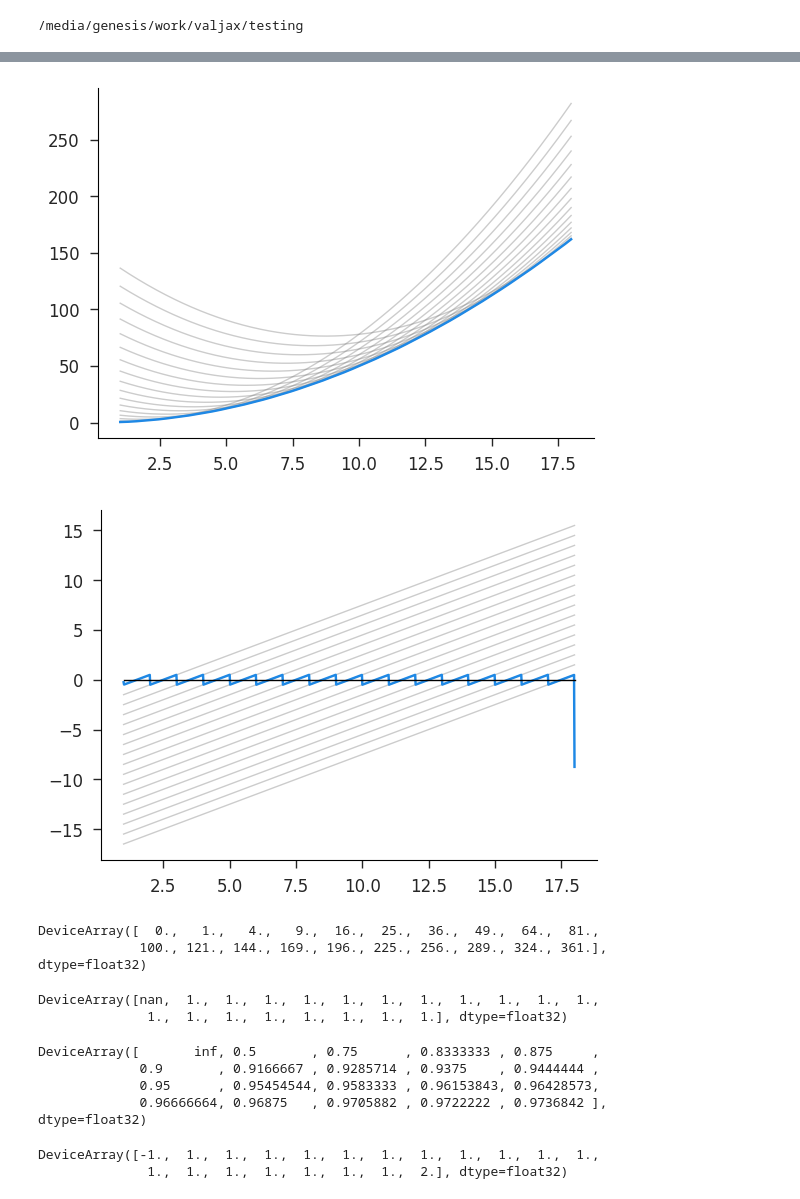
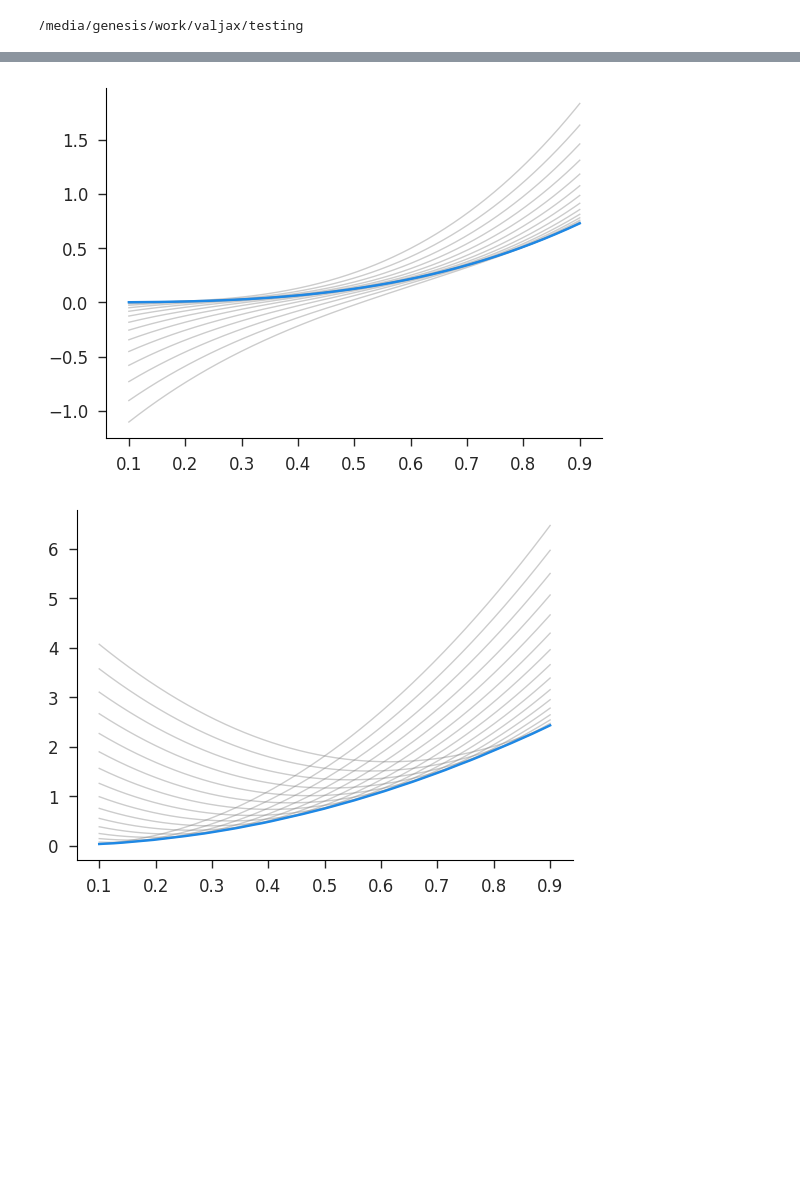
Before and after one commit to iamlemec/valjax, a Jupyter notebook: notebooks/valfunc.ipynb, the cells around one changed output, grey strips where cells are left out. Drawn from its saved outputs; the diff is of its cells as text; code cells hidden in the pictures; blank space fills up the shorter version.

Commit message:
catmull-rom cubic interpolation

```diff
--- a/notebooks/valfunc.ipynb
+++ b/notebooks/valfunc.ipynb
@@ -56,7 +60,10 @@ y = 0.5*x**2
+# %%
+xlo, xhi, N = 0.0, 1.0, 20
+x = np.linspace(xlo, xhi, N)
+y, d = x**3, 3*x**2
 # %%
-x1 = np.linspace(1, 18, 1000)
-y1 = vj.cubic_spline_interp(x1, x, y)
-d1 = vd_cubic(x1, x, y)
-d0 = x1
-plt.plot(x1, d1-d0);
+x1 = np.linspace(0.1, 0.9, 1000)
+y1 = v_cubic(x1, x, y)
+plt.plot(x1, y1);
+plt.plot(x, y, marker='o');
 # %% [output]
@@ -64,38 +71,16 @@ plt.plot(x1, d1-d0);
 # %%
 c0, c1, c2, c3 = vj.cubic_spline_fit(x, y)
 xlo, xhi = x[:-1], x[1:]
-tvec = (x1[None,:]-xlo[:,None])/(xhi[:,None]-xlo[:,None])
+tvec = ((x1[None,:]-xlo[:,None])/(xhi[:,None]-xlo[:,None]))[1:-1,:]
 pred = c0[:,None] + c1[:,None]*tvec + c2[:,None]*tvec**2 + c3[:,None]*tvec**3
-plt.plot(x1, pred[2:18,:].T, c='gray', linewidth=1, alpha=0.4);
+plt.plot(x1, pred.T, c='gray', linewidth=1, alpha=0.4);
 plt.plot(x1, y1);
 # %% [output]
-[figure, old version]
+[figure, new version]
 # %%
-deriv = (c1[:,None] + 2*c2[:,None]*tvec + 3*c3[:,None]*tvec**2)/(xhi[:,None]-xlo[:,None])
-plt.plot(x1, deriv[2:18,:].T-d0[:,None], c='gray', linewidth=1, alpha=0.4);
-plt.plot(x1, d1-d0);
-plt.plot(x1, np.zeros_like(d0), linewidth=1, c='k');
+deriv = (c1[:,None] + 2*c2[:,None]*tvec + 3*c3[:,None]*tvec**2)/(xhi[:,None]-xlo[:,None])[1:-1,:]
+d1 = vd_cubic(x1, x, y)
+plt.plot(x1, deriv.T, c='gray', linewidth=1, alpha=0.4);
+plt.plot(x1, d1);
 # %% [output]
-[figure, old version]
+[figure, new version]
-# %%
-2*c0
-# %% [output]
-DeviceArray([  0.,   1.,   4.,   9.,  16.,  25.,  36.,  49.,  64.,  81.,
-             100., 121., 144., 169., 196., 225., 256., 289., 324., 361.],            dtype=float32)
-# %%
-2*c0/np.arange(20)**2
-# %% [output]
-DeviceArray([nan,  1.,  1.,  1.,  1.,  1.,  1.,  1.,  1.,  1.,  1.,  1.,
-              1.,  1.,  1.,  1.,  1.,  1.,  1.,  1.], dtype=float32)
-# %%
-c1/np.arange(20)
-# %% [output]
-DeviceArray([       inf, 0.5       , 0.75      , 0.8333333 , 0.875     ,
-             0.9       , 0.9166667 , 0.9285714 , 0.9375    , 0.9444444 ,
-             0.95      , 0.95454544, 0.9583333 , 0.96153843, 0.96428573,
-             0.96666664, 0.96875   , 0.9705882 , 0.9722222 , 0.9736842 ],            dtype=float32)
-# %%
-c2
-# %% [output]
-DeviceArray([-1.,  1.,  1.,  1.,  1.,  1.,  1.,  1.,  1.,  1.,  1.,  1.,
-              1.,  1.,  1.,  1.,  1.,  1.,  1.,  2.], dtype=float32)
```
Also changed, not shown: parts of 10 cells of this notebook, 2 other files.
